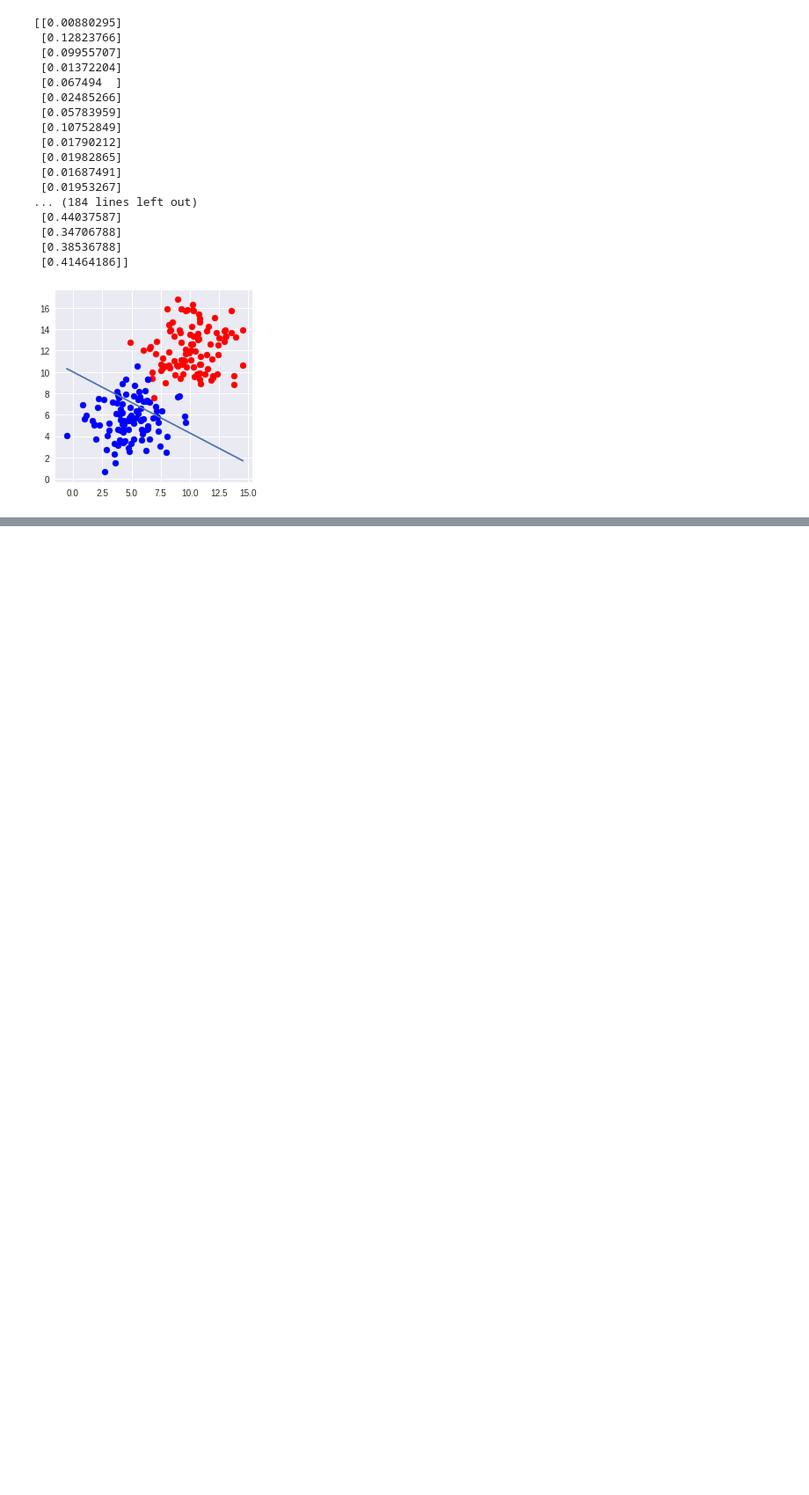
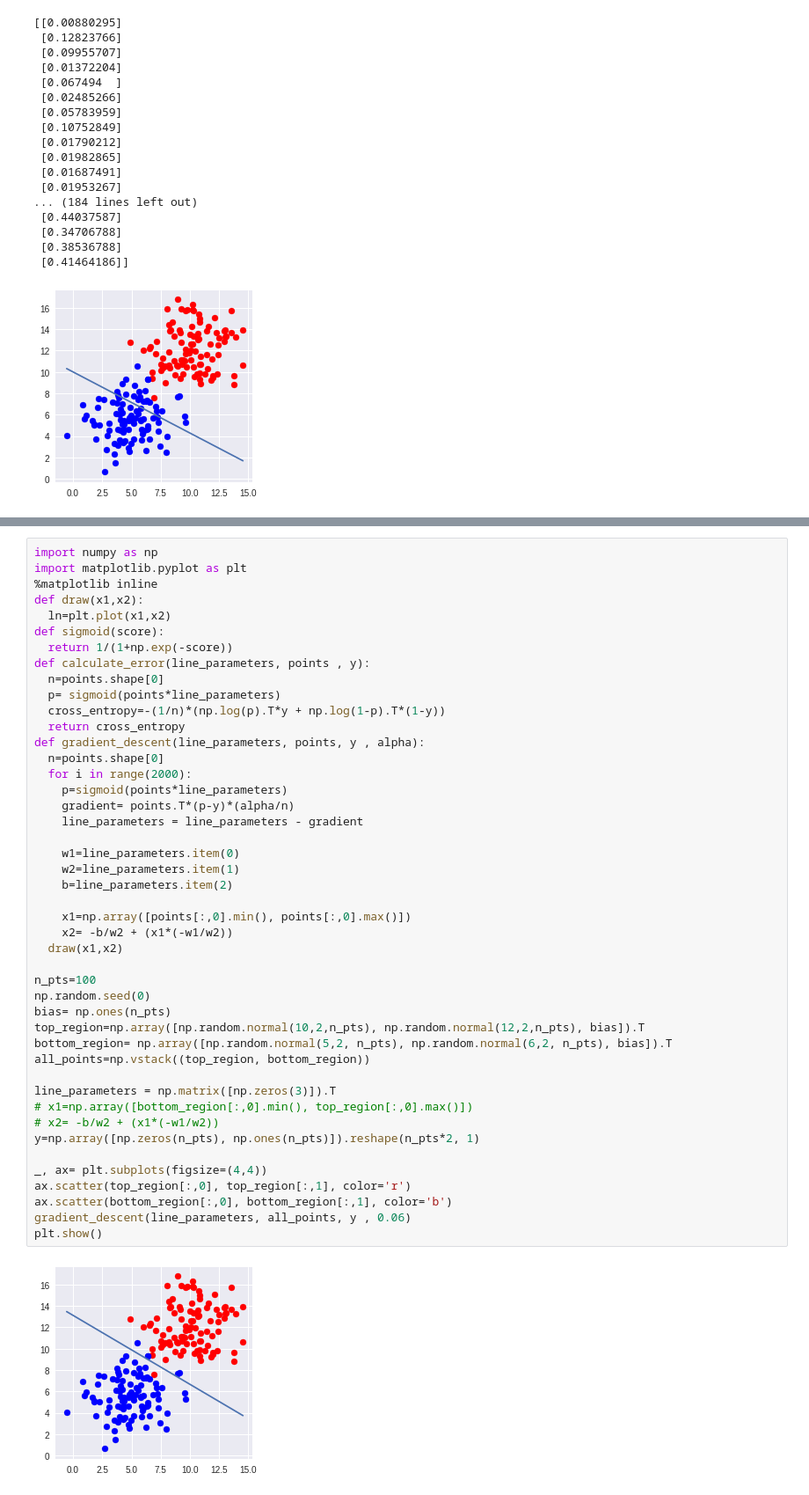
Before and after one commit to shirishbahirat/artificial-intelligence, a Jupyter notebook: machine_learning.ipynb, the cells around one changed output, grey strips where cells are left out. Shown: that part at 88% size. Cells and saved outputs as stored; diff of their text form; blank space fills up the shorter version.

```diff
--- a/machine_learning.ipynb
+++ b/machine_learning.ipynb
@@ -69,0 +112,47 @@ plt.show()
+# %%
+import numpy as np
+import matplotlib.pyplot as plt
+%matplotlib inline
+def draw(x1,x2):
+  ln=plt.plot(x1,x2)
+def sigmoid(score):
+  return 1/(1+np.exp(-score))
+def calculate_error(line_parameters, points , y):
+  n=points.shape[0]
+  p= sigmoid(points*line_parameters)
+  cross_entropy=-(1/n)*(np.log(p).T*y + np.log(1-p).T*(1-y))
+  return cross_entropy
+def gradient_descent(line_parameters, points, y , alpha):
+  n=points.shape[0]
+  for i in range(2000):
+    p=sigmoid(points*line_parameters)
+    gradient= points.T*(p-y)*(alpha/n)
+    line_parameters = line_parameters - gradient
+
+    w1=line_parameters.item(0)
+    w2=line_parameters.item(1)
+    b=line_parameters.item(2)
+
+    x1=np.array([points[:,0].min(), points[:,0].max()])
+    x2= -b/w2 + (x1*(-w1/w2))
+  draw(x1,x2)
+
+n_pts=100
+np.random.seed(0)
+bias= np.ones(n_pts)
+top_region=np.array([np.random.normal(10,2,n_pts), np.random.normal(12,2,n_pts), bias]).T
+bottom_region= np.array([np.random.normal(5,2, n_pts), np.random.normal(6,2, n_pts), bias]).T
+all_points=np.vstack((top_region, bottom_region))
+
+line_parameters = np.matrix([np.zeros(3)]).T
+# x1=np.array([bottom_region[:,0].min(), top_region[:,0].max()])
+# x2= -b/w2 + (x1*(-w1/w2))
+y=np.array([np.zeros(n_pts), np.ones(n_pts)]).reshape(n_pts*2, 1)
+
+_, ax= plt.subplots(figsize=(4,4))
+ax.scatter(top_region[:,0], top_region[:,1], color='r')
+ax.scatter(bottom_region[:,0], bottom_region[:,1], color='b')
+gradient_descent(line_parameters, all_points, y , 0.06)
+plt.show()
+# %% [output]
+[figure, added]
```
Also changed, not shown: parts of 1 cell of this notebook.
